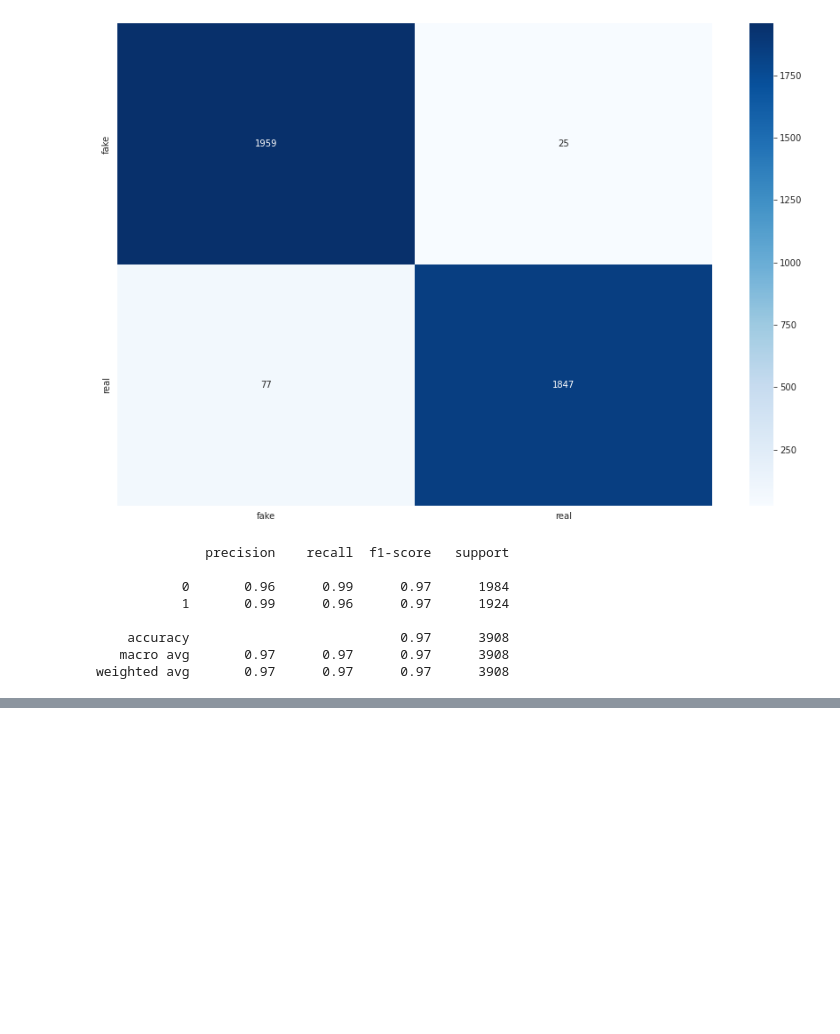
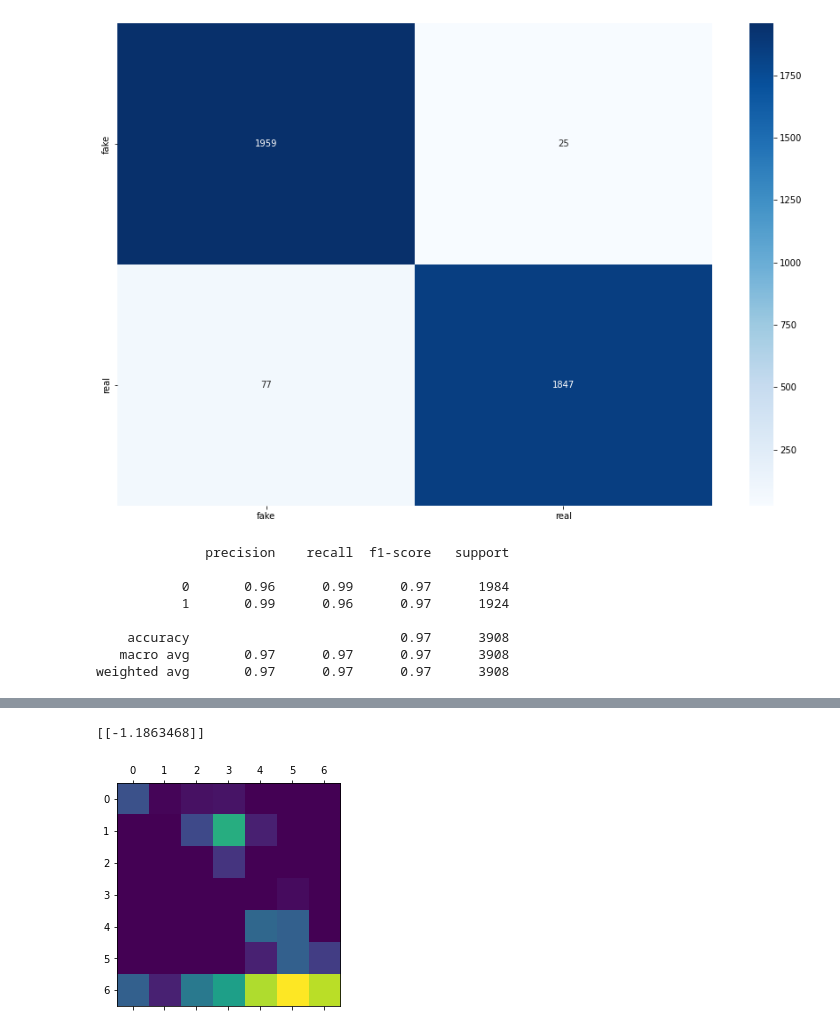
Before and after one commit to earthlovebpt/myprojects, a Jupyter notebook: Fake_face_classification.ipynb, the cells around one changed output, grey strips where cells are left out. Drawn from its saved outputs; the diff is of its cells as text; code cells hidden in the pictures; blank space fills up the shorter version.

```diff
--- a/Fake_face_classification.ipynb
+++ b/Fake_face_classification.ipynb
@@ -719,0 +766,24 @@ save_and_display_gradcam(img_path, heatmap)
+# %%
+last_conv_layer_name = "top_conv"
+
+# Prepare image
+preprocess_input = tf.keras.applications.efficientnet.preprocess_input
+img_array = preprocess_input(get_img_array(img_path, size=target_size))
+
+# Remove last layer's softmax
+model.layers[-1].activation = None
+
+# Print what the top predicted class is
+preds = model.predict(img_array)
+print(preds)
+
+
+# Generate class activation heatmap
+heatmap = make_gradcam_heatmap(img_array, model, last_conv_layer_name)
+
+# Display heatmap
+plt.matshow(heatmap)
+plt.show()
+# %% [output]
+[[-1.1863468]]
+[figure, added]
```
Also changed, not shown: parts of 18 cells of this notebook.
